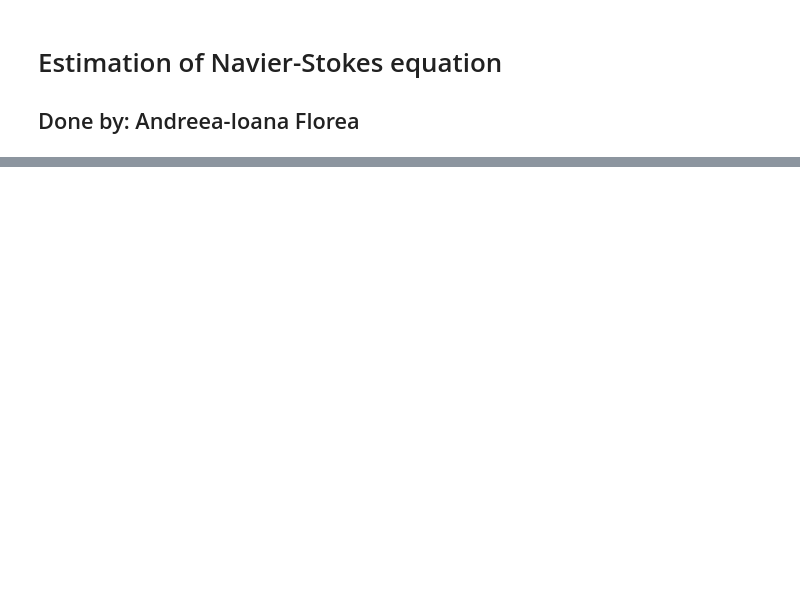
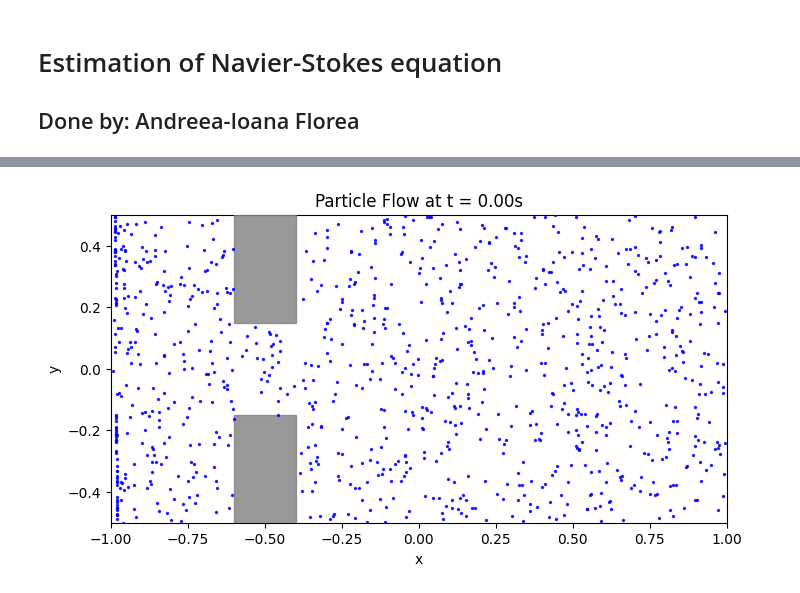
Before and after one commit to Andreea720/challenge_Navier_Stokes_ResNet, a Jupyter notebook: navier_stokes.ipynb, the cells around one changed output, grey strips where cells are left out. Cells and saved outputs as stored; diff of their text form; code cells hidden in the pictures; blank space fills up the shorter version.

```diff
--- a/navier_stokes.ipynb
+++ b/navier_stokes.ipynb
@@ -183,0 +316,94 @@ lambda x, on: np.array([on_boundary1(x[i], on[i]) for i in range(len(x))])
+# %%
+from matplotlib.animation import FuncAnimation
+
+print("Setting up Particle Simulation for Barrier Flow...")
+
+# --- 1. Define Barrier Collision Logic ---
+def check_barrier_hit(x, y):
+    """Check if particles hit the barrier obstacles."""
+    # Barrier coordinates (must match geometry in Cell 1)
+    b_x_start, b_x_end = -0.6, -0.4
+    b_gap = gap_height / 2  # gap_height=0.3 from geometry
+
+    # Check if inside top barrier
+    in_top = (x >= b_x_start) & (x <= b_x_end) & (y >= b_gap) & (y <= D/2)
+    # Check if inside bottom barrier
+    in_bottom = (x >= b_x_start) & (x <= b_x_end) & (y <= -b_gap) & (y >= -D/2)
+
+    return in_top | in_bottom
+
+# --- 2. Initialize Particles ---
+num_particles = 1000
+p_x = np.random.uniform(-L / 2, L / 2, num_particles)
+p_y = np.random.uniform(-D / 2, D / 2, num_particles)
+
+# Clear initial bad spawns
+bad = check_barrier_hit(p_x, p_y)
+p_x[bad] = -L / 2
+
+# --- 3. Setup Plot ---
+fig, ax = plt.subplots(figsize=(10, 4))
+ax.set_xlim(-L / 2, L / 2)
+ax.set_ylim(-D / 2, D / 2)
+ax.set_aspect('equal')
+ax.set_title("Particle Flow Through Barrier")
+ax.set_xlabel("x")
+ax.set_ylabel("y")
+
+# Draw barrier obstacles
+barrier_top_patch = plt.Rectangle(
+    (barrier_x_start, gap_height/2),
+    barrier_x_end - barrier_x_start,
+    D/2 - gap_height/2,
+    color='gray', alpha=0.8, zorder=5
+)
+barrier_bottom_patch = plt.Rectangle(
+    (barrier_x_start, -D/2),
+    barrier_x_end - barrier_x_start,
+    D/2 - gap_height/2,
+    color='gray', alpha=0.8, zorder=5
+)
+ax.add_patch(barrier_top_patch)
+ax.add_patch(barrier_bottom_patch)
+
+particles_plot = ax.scatter(p_x, p_y, s=2, c='blue', alpha=0.8, zorder=10)
+
+# --- 4. Sub-stepping Update Loop ---
+def update_particles(frame):
+    global p_x, p_y
+
+    total_dt_per_frame = 0.05
+    steps = 5
+    dt = total_dt_per_frame / steps
+    current_t = frame * total_dt_per_frame
+
+    for _ in range(steps):
+        t_stack = np.full((num_particles, 1), current_t)
+        X_in = np.column_stack([p_x, p_y, t_stack])
+
+        vel = model.predict(X_in)
+        u = vel[:, 0]
+        v = vel[:, 1]
+
+        p_x += u * dt
+        p_y += v * dt
+
+        # Check for collisions
+        hit_barrier = check_barrier_hit(p_x, p_y)
+        hit_out = p_x > L / 2
+        hit_wall = (p_y > D / 2) | (p_y < -D / 2)
+
+        mask_reset = hit_barrier | hit_out | hit_wall
+
+        if np.any(mask_reset):
+            n = np.sum(mask_reset)
+            p_x[mask_reset] = -L / 2 + np.random.uniform(0, 0.05, n)
+            p_y[mask_reset] = np.random.uniform(-D / 2, D / 2, n)
+
+    particles_plot.set_offsets(np.c_[p_x, p_y])
+    ax.set_title(f"Particle Flow at t = {current_t:.2f}s")
+    return particles_plot,
+
+ani = FuncAnimation(fig, update_particles, frames=200, interval=30, blit=True)
+plt.show()
+# %% [output]
@@ -184 +411,2 @@ lambda x, on: np.array([on_boundary1(x[i], on[i]) for i in range(len(x))])
+[figure, added]
 # %%
```
Also changed, not shown: parts of 18 cells of this notebook.
